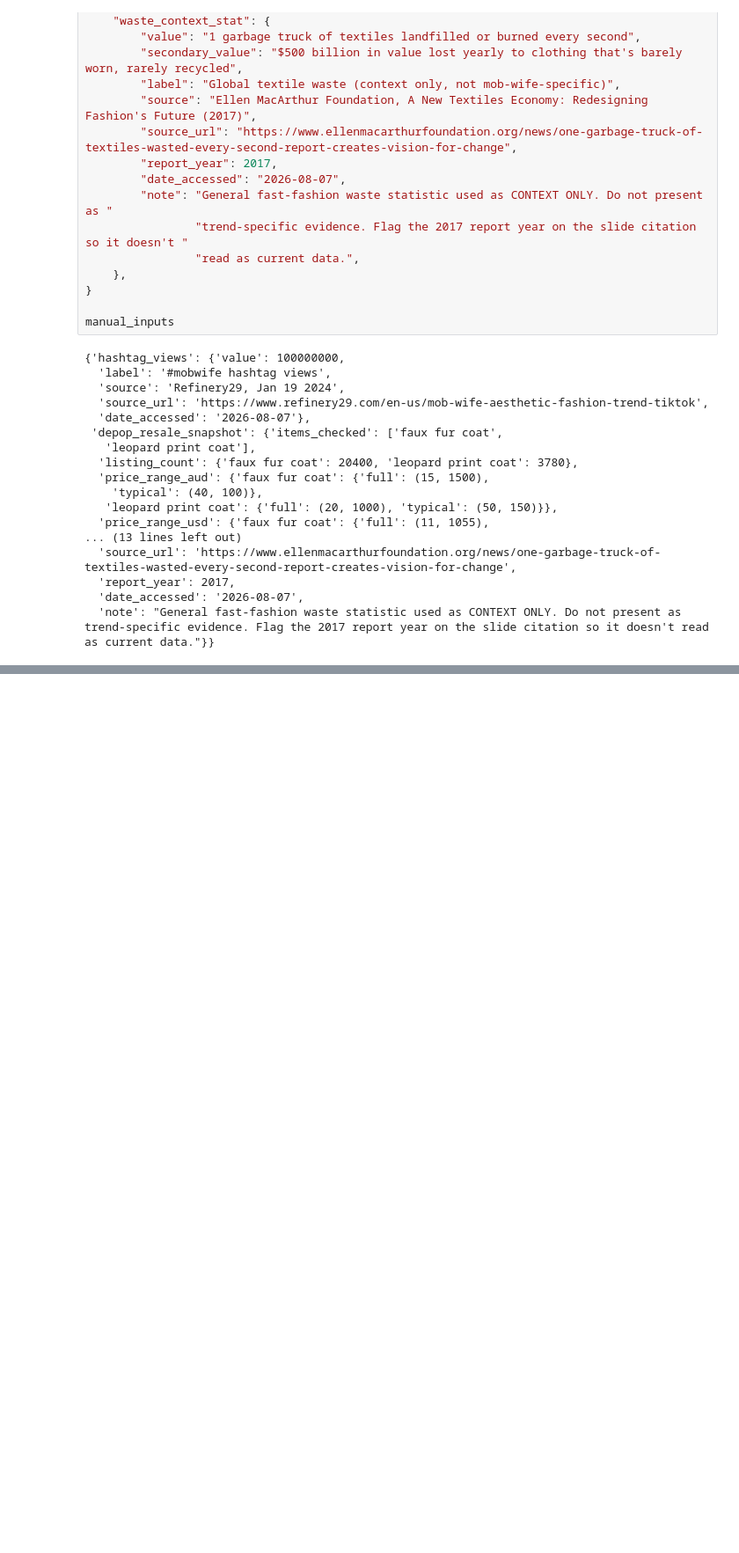
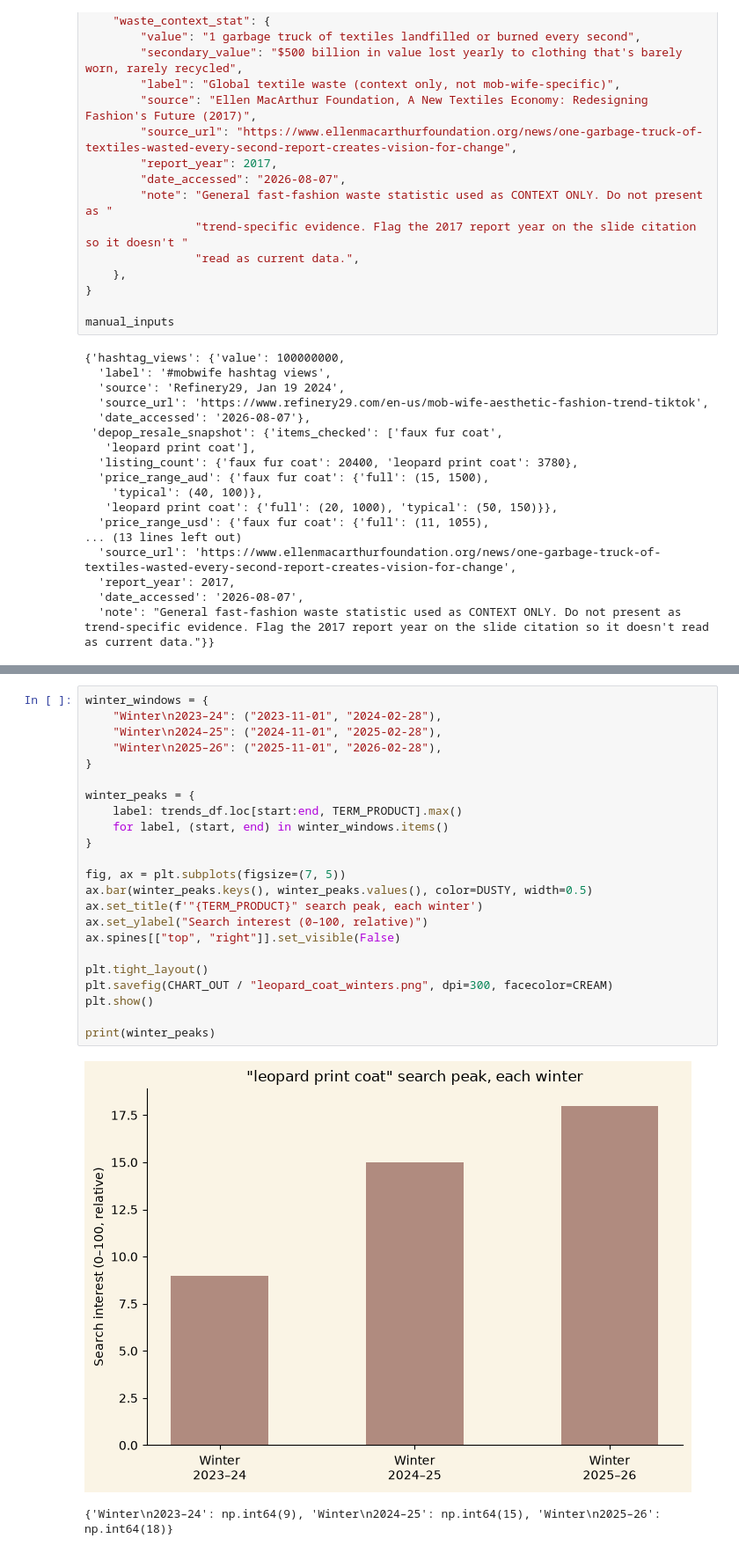
Before and after one commit to juvinciariadi/data-worn-thin.-, a Jupyter notebook: notebooks/issue-03/the_downfall_of_mob_wife.ipynb, the cells around one changed output, grey strips where cells are left out. Shown at 88% size. Saved outputs shown, nothing was run; the diff lists cells and outputs as text; blank space fills up the shorter version.

```diff
--- a/notebooks/issue-03/the_downfall_of_mob_wife.ipynb
+++ b/notebooks/issue-03/the_downfall_of_mob_wife.ipynb
@@ -166,0 +234,26 @@ manual_inputs
+# %%
+winter_windows = {
+    "Winter\n2023–24": ("2023-11-01", "2024-02-28"),
+    "Winter\n2024–25": ("2024-11-01", "2025-02-28"),
+    "Winter\n2025–26": ("2025-11-01", "2026-02-28"),
+}
+
+winter_peaks = {
+    label: trends_df.loc[start:end, TERM_PRODUCT].max()
+    for label, (start, end) in winter_windows.items()
+}
+
+fig, ax = plt.subplots(figsize=(7, 5))
+ax.bar(winter_peaks.keys(), winter_peaks.values(), color=DUSTY, width=0.5)
+ax.set_title(f'"{TERM_PRODUCT}" search peak, each winter')
+ax.set_ylabel("Search interest (0–100, relative)")
+ax.spines[["top", "right"]].set_visible(False)
+
+plt.tight_layout()
+plt.savefig(CHART_OUT / "leopard_coat_winters.png", dpi=300, facecolor=CREAM)
+plt.show()
+
+print(winter_peaks)
+# %% [output]
+[figure, added]
+{'Winter\n2023–24': np.int64(9), 'Winter\n2024–25': np.int64(15), 'Winter\n2025–26': np.int64(18)}
```
Also changed, not shown: parts of 12 cells of this notebook, 3 other files.
